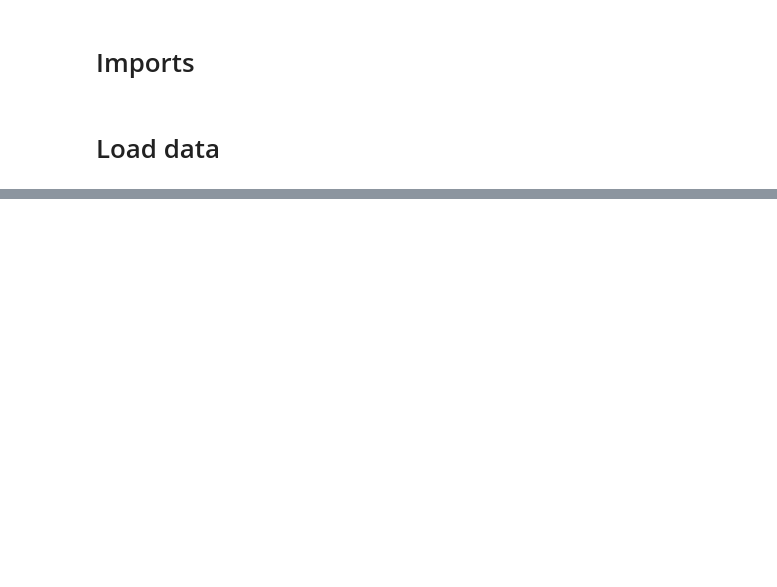
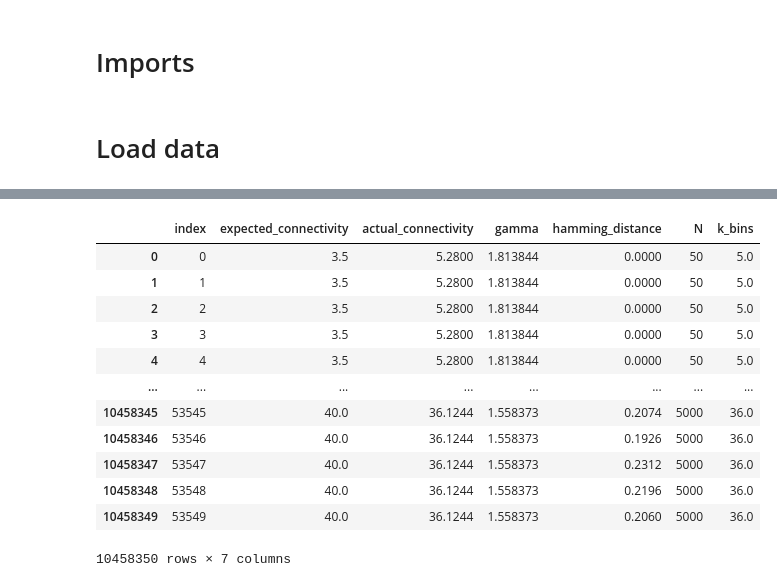
Before and after one commit to davidb2/boolean-threshold-network, a Jupyter notebook: notebooks/polished/no-drug-power-law-phase-transition.ipynb, the cells around one changed output, grey strips where cells are left out. Saved outputs shown, nothing was run; the diff lists cells and outputs as text; code cells hidden in the pictures; blank space fills up the shorter version.

```diff
--- a/notebooks/polished/no-drug-power-law-phase-transition.ipynb
+++ b/notebooks/polished/no-drug-power-law-phase-transition.ipynb
@@ -67,3 +72,24 @@ steady_state_hamming_distance_df
+# %%
+data = steady_state_hamming_distance_df
+Ks = list(np.arange(0, 60.5, .5))
+bins = pd.IntervalIndex.from_tuples(list(zip(Ks, Ks[1:])))
+data['k_bins'] = pd.cut(data['actual_connectivity'], bins=bins).apply(lambda x: x.left)
+data = data.reset_index()
+data
+# %% [output]
+|  | index | expected_connectivity | actual_connectivity | gamma | hamming_distance | N | k_bins |
+| 0 | 0 | 3.5 | 5.2800 | 1.813844 | 0.0000 | 50 | 5.0 |
+| 1 | 1 | 3.5 | 5.2800 | 1.813844 | 0.0000 | 50 | 5.0 |
+| 2 | 2 | 3.5 | 5.2800 | 1.813844 | 0.0000 | 50 | 5.0 |
+| 3 | 3 | 3.5 | 5.2800 | 1.813844 | 0.0000 | 50 | 5.0 |
+| 4 | 4 | 3.5 | 5.2800 | 1.813844 | 0.0000 | 50 | 5.0 |
+| ... | ... | ... | ... | ... | ... | ... | ... |
+| 10458345 | 53545 | 40.0 | 36.1244 | 1.558373 | 0.2074 | 5000 | 36.0 |
+| 10458346 | 53546 | 40.0 | 36.1244 | 1.558373 | 0.1926 | 5000 | 36.0 |
+| 10458347 | 53547 | 40.0 | 36.1244 | 1.558373 | 0.2312 | 5000 | 36.0 |
+| 10458348 | 53548 | 40.0 | 36.1244 | 1.558373 | 0.2196 | 5000 | 36.0 |
+| 10458349 | 53549 | 40.0 | 36.1244 | 1.558373 | 0.2060 | 5000 | 36.0 |
+10458350 rows × 7 columns
 # %%
 with sns.plotting_context('notebook', font_scale=2.0):
   fig, ax = plt.subplots(figsize=(12, 8))
```
Also changed, not shown: parts of 5 cells of this notebook, 14 other files.
